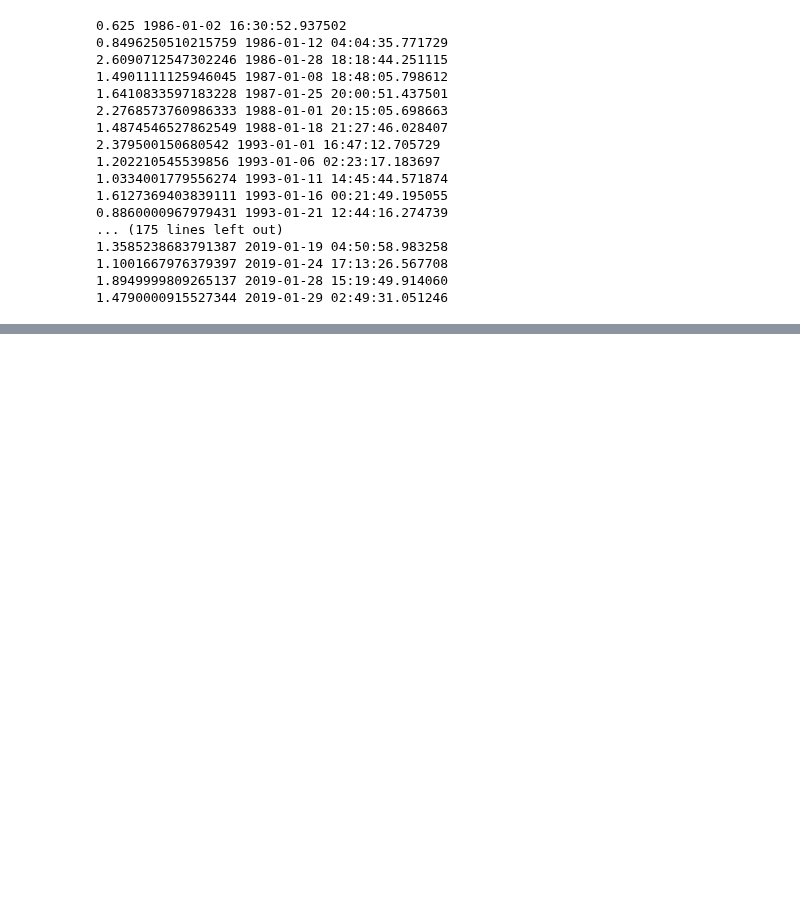
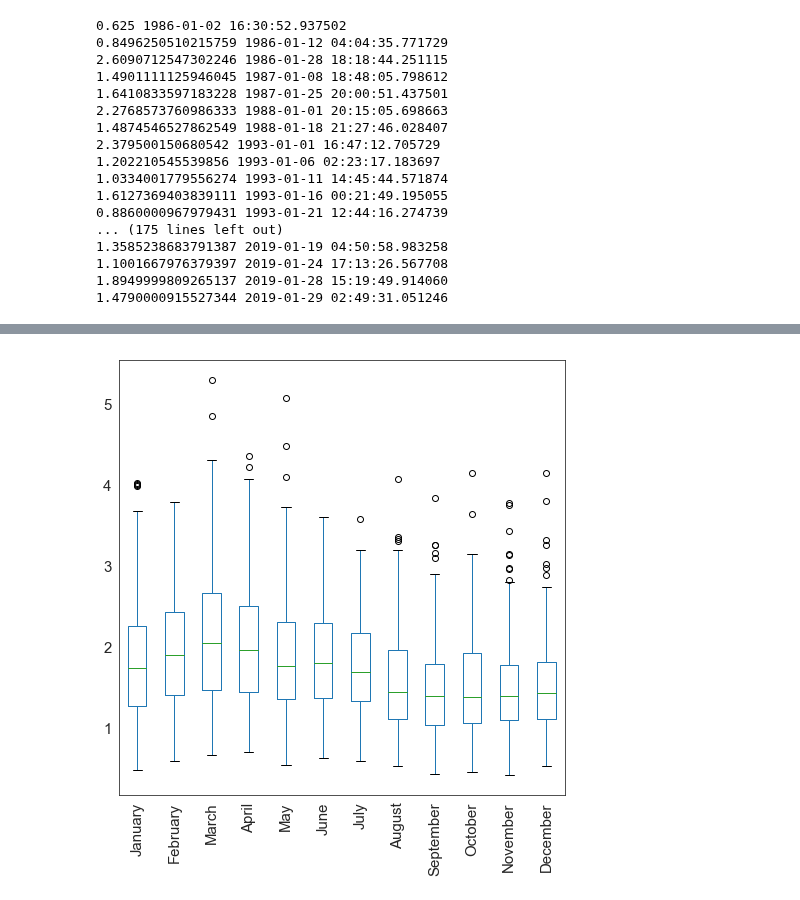
Before and after one commit to CourtneySmith32/Honours-Coursework, a Jupyter notebook: CBG_month.ipynb, the cells around one changed output, grey strips where cells are left out. Drawn from its saved outputs; the diff is of its cells as text; code cells hidden in the pictures; blank space fills up the shorter version.

Commit message:
CBG boxplot working

```diff
--- a/CBG_month.ipynb
+++ b/CBG_month.ipynb
@@ -393,0 +340,6 @@ TypeError: boxplot() got an unexpected keyword argument 'legend'
+# %%
+import seaborn as sns
+sns.set_style("white")
+df_1.boxplot(rot =90, grid=False, fontsize=15, figsize=(8,8))
+# %% [output]
+[figure, added]
```
Also changed, not shown: parts of 7 cells of this notebook.
